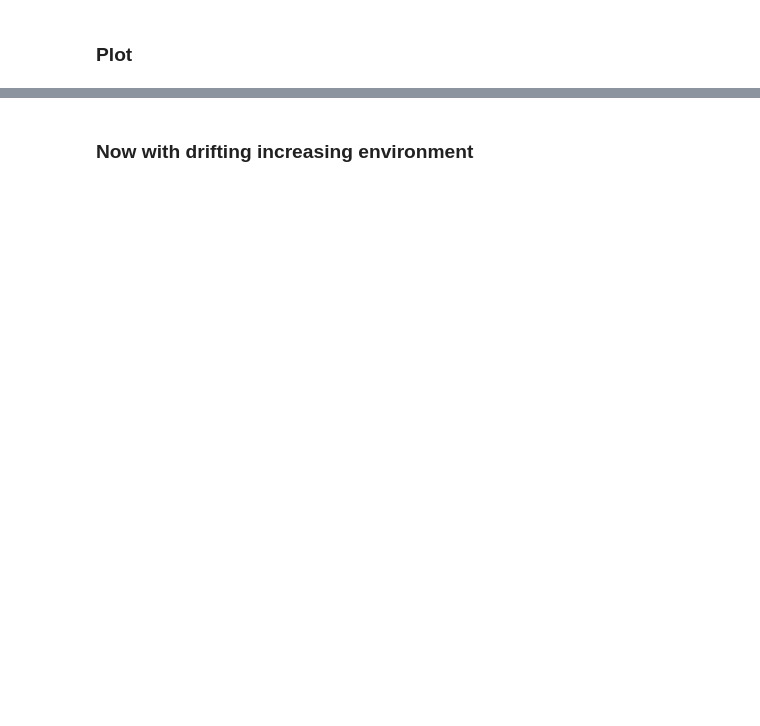
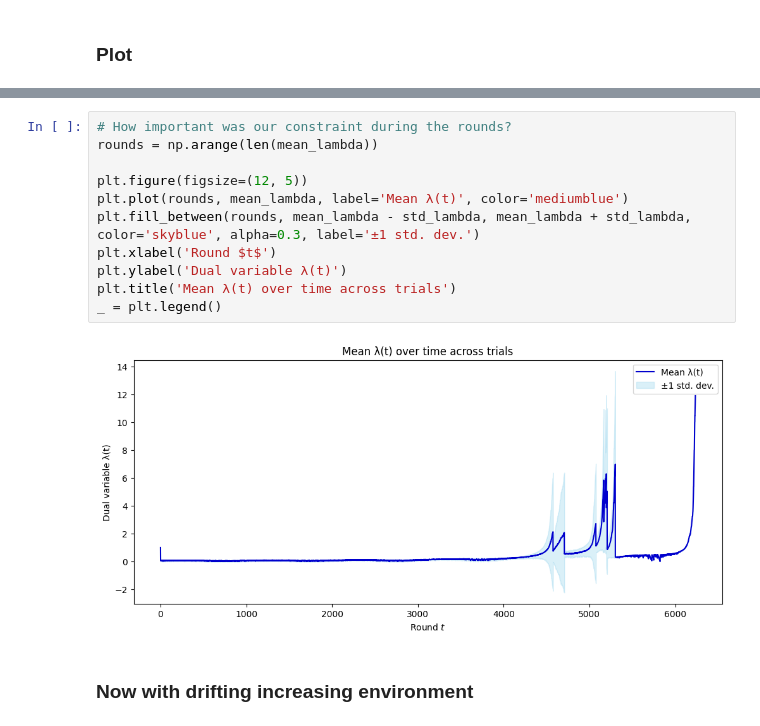
Before and after one commit to peetceenatoo/online-learning, a Jupyter notebook: R3.ipynb, the cells around one changed output, grey strips where cells are left out. Cells and saved outputs as stored; diff of their text form; blank space fills up the shorter version.

```diff
--- a/R3.ipynb
+++ b/R3.ipynb
@@ -297,3 +312,16 @@ plt.xlim(0, zoom_end)
+# %%
+# How important was our constraint during the rounds?
+rounds = np.arange(len(mean_lambda))
+
+plt.figure(figsize=(12, 5))
+plt.plot(rounds, mean_lambda, label='Mean λ(t)', color='mediumblue')
+plt.fill_between(rounds, mean_lambda - std_lambda, mean_lambda + std_lambda, color='skyblue', alpha=0.3, label='±1 std. dev.')
+plt.xlabel('Round $t$')
+plt.ylabel('Dual variable λ(t)')
+plt.title('Mean λ(t) over time across trials')
+_ = plt.legend()
+# %% [output]
+[figure, added]
 # %% [markdown]
 ### Now with drifting increasing environment
 # %%
```
Also changed, not shown: parts of 8 cells of this notebook.
